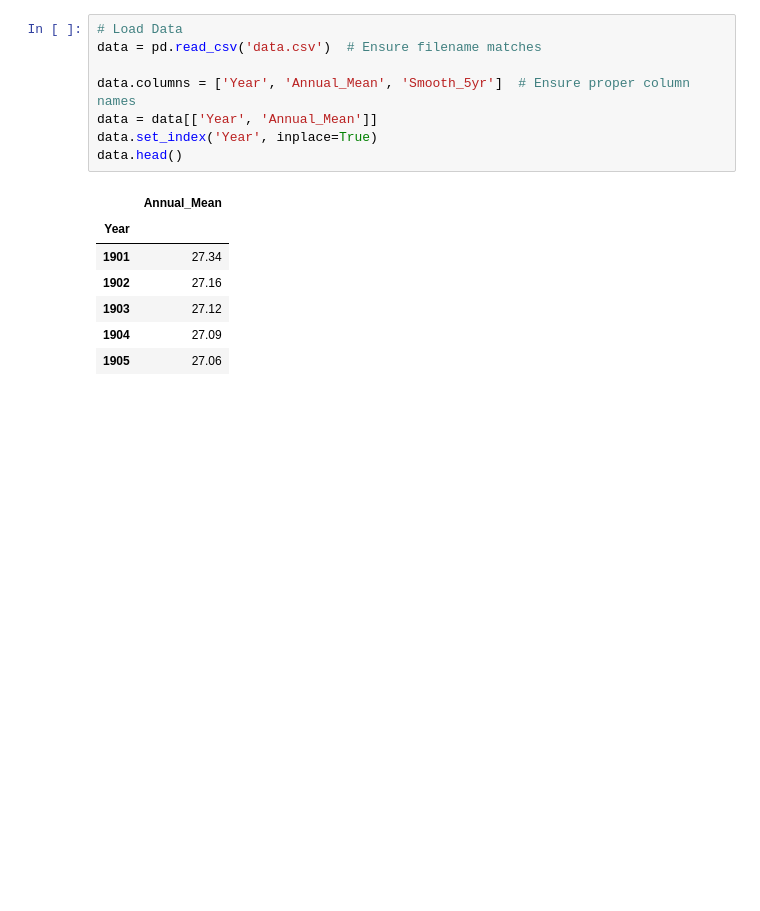
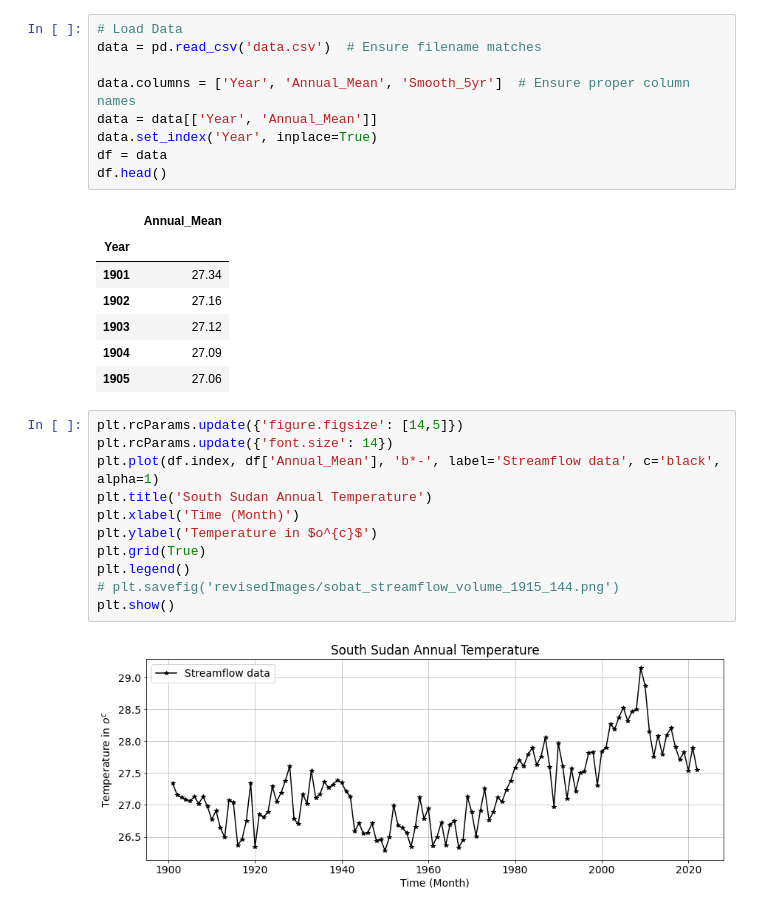
Before and after one commit to manzugerald/GradProjts, a Jupyter notebook: TemperaturePrediction/tempPrediction.ipynb, the cells around one changed output. Saved outputs shown, nothing was run; the diff lists cells and outputs as text; blank space fills up the shorter version.

```diff
--- a/TemperaturePrediction/tempPrediction.ipynb
+++ b/TemperaturePrediction/tempPrediction.ipynb
@@ -16,7 +55,8 @@ data = pd.read_csv('data.csv')  # Ensure filename matches
 data.columns = ['Year', 'Annual_Mean', 'Smooth_5yr']  # Ensure proper column names
 data = data[['Year', 'Annual_Mean']]
 data.set_index('Year', inplace=True)
-data.head()
+df = data
+df.head()
 # %% [output]
 |  | Annual_Mean |
 | Year |  |
@@ -25,4 +65,17 @@ data.head()
 | 1903 | 27.12 |
 | 1904 | 27.09 |
 | 1905 | 27.06 |
+# %%
+plt.rcParams.update({'figure.figsize': [14,5]})
+plt.rcParams.update({'font.size': 14})
+plt.plot(df.index, df['Annual_Mean'], 'b*-', label='Streamflow data', c='black', alpha=1)
+plt.title('South Sudan Annual Temperature')
+plt.xlabel('Time (Month)')
+plt.ylabel('Temperature in $o^{c}$')
+plt.grid(True)
+plt.legend()
+# plt.savefig('revisedImages/sobat_streamflow_volume_1915_144.png')
+plt.show()
+# %% [output]
+[figure, added]
 # %%
```
Also changed, not shown: parts of 28 cells of this notebook.
